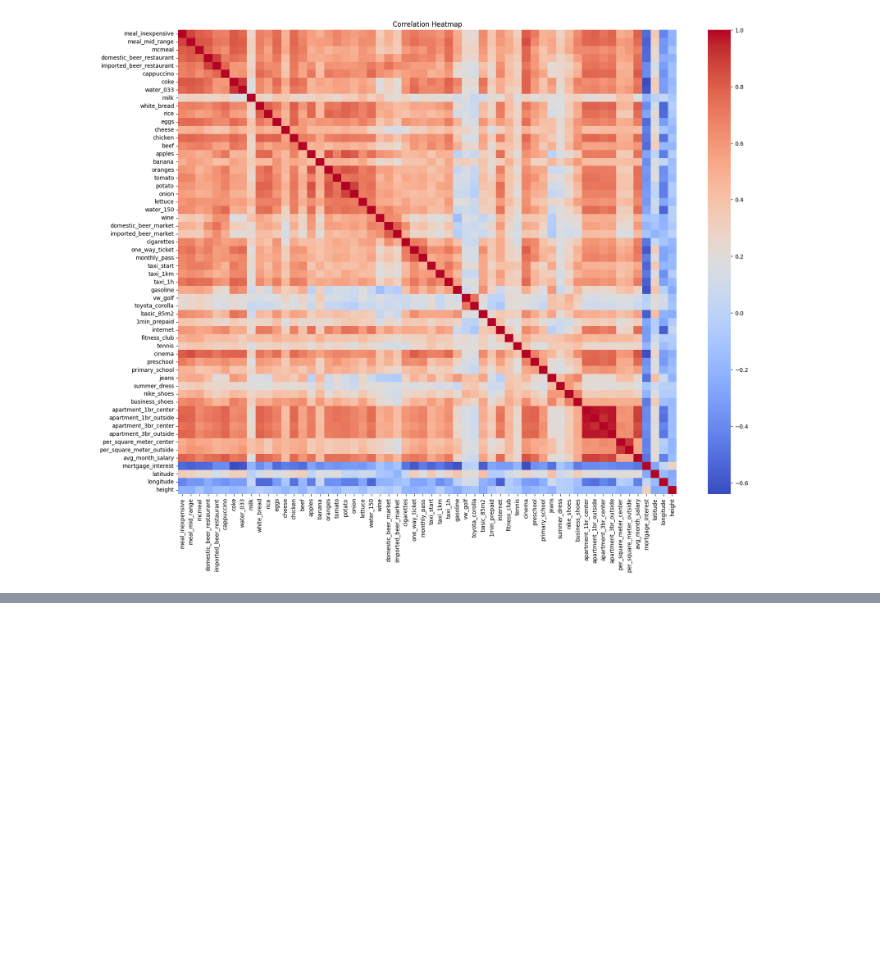
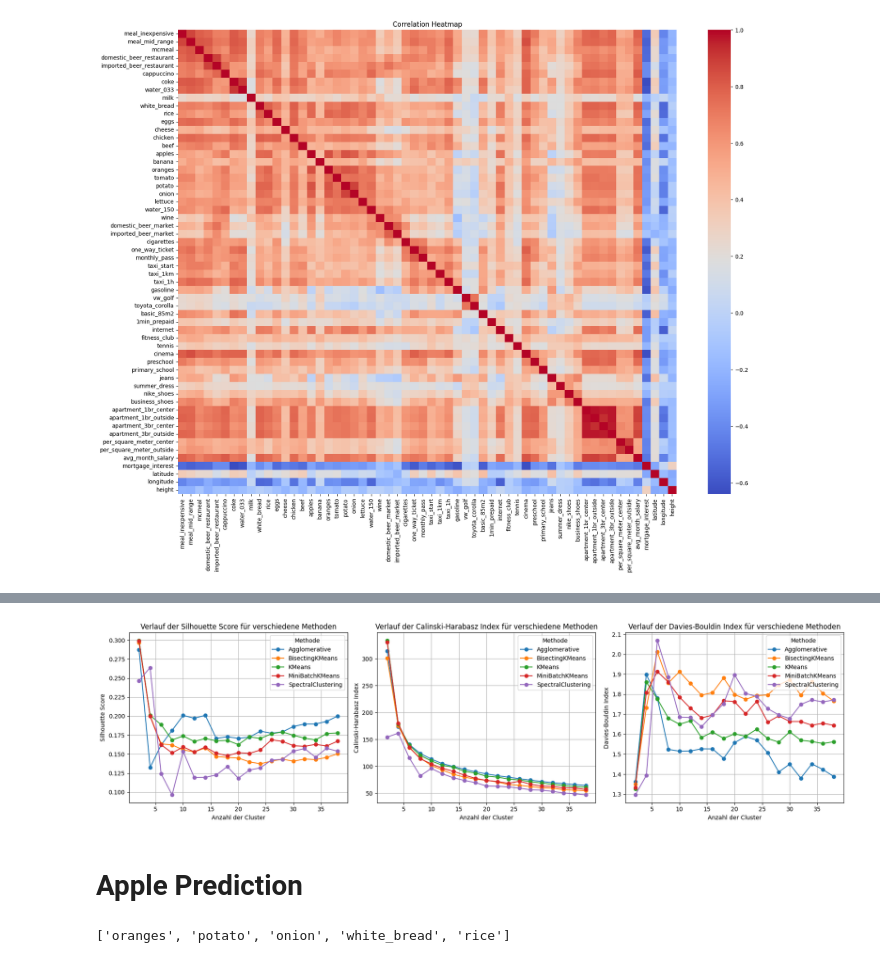
Before and after one commit to GehriJan/data-science-exam, a Jupyter notebook: data_science_exam.ipynb, the cells around one changed output, grey strips where cells are left out. Saved outputs shown, nothing was run; the diff lists cells and outputs as text; code cells hidden in the pictures; blank space fills up the shorter version.

```diff
--- a/data_science_exam.ipynb
+++ b/data_science_exam.ipynb
@@ -1407,0 +686,31 @@ np.int64(263)
+# %%
+import matplotlib.pyplot as plt
+
+# Erstelle eine Liste der Metriken
+metrics = ["Silhouette Score", "Calinski-Harabasz Index", "Davies-Bouldin Index"]
+
+# Erstelle eine Figure mit Subplots
+fig, axes = plt.subplots(1, len(metrics), figsize=(18, 5), sharex=True)
+
+# Iteriere über die Metriken und erstelle für jede einen separaten Plot
+for i, metric in enumerate(metrics):
+    ax = axes[i]
+    for method in metrics_df.index.get_level_values("Method").unique():
+        subset = metrics_df.loc[method]
+        ax.plot(
+            subset.index,
+            subset[metric],
+            marker="o",
+            label=method
+        )
+    ax.set_title(f"Verlauf der {metric} für verschiedene Methoden")
+    ax.set_xlabel("Anzahl der Cluster")
+    ax.set_ylabel(metric)
+    ax.legend(title="Methode")
+    ax.grid(True)
+
+# Passe das Layout an
+plt.tight_layout()
+plt.show()
+# %% [output]
+[figure, added]
@@ -1407,0 +758,11 @@ np.int64(263)
+# %% [markdown]
+# Apple Prediction
+# %%
+n = 5  # Anzahl der höchsten Korrelationen, die ausgewählt werden sollen
+
+correlation_with_target = numeric_columns.corr()["apples"].abs()
+correlation_with_target.drop("apples", inplace=True)  # Remove self-correlation
+top_n_correlations = correlation_with_target.nlargest(n).index.tolist()
+top_n_correlations
+# %% [output]
+['oranges', 'potato', 'onion', 'white_bread', 'rice']
```
Also changed, not shown: parts of 31 cells of this notebook.
